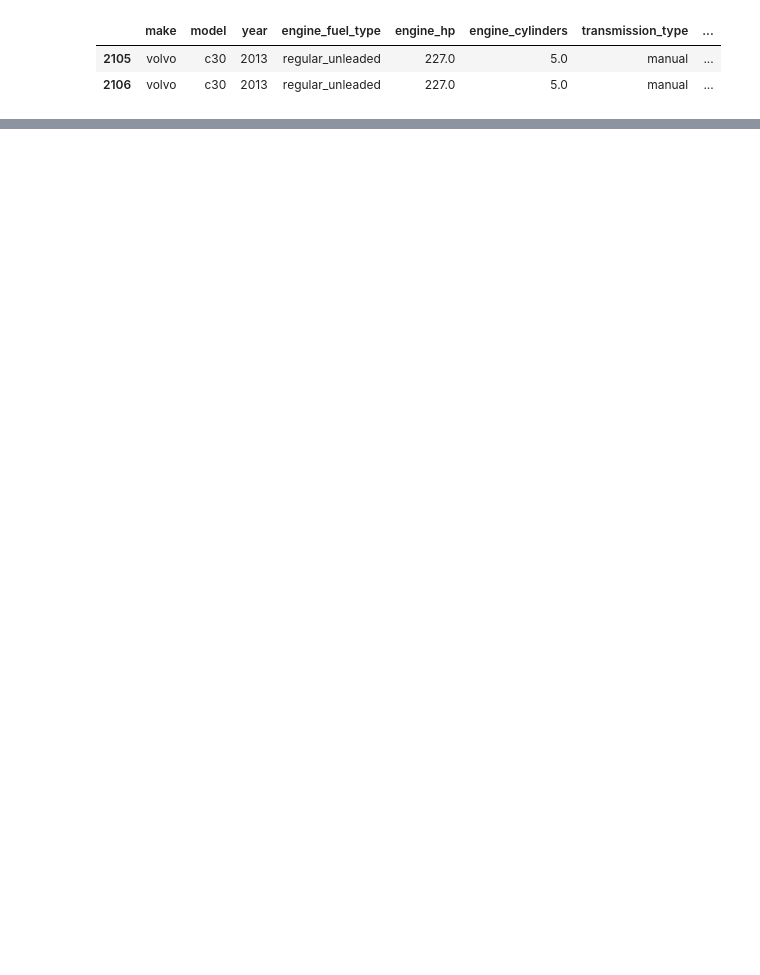
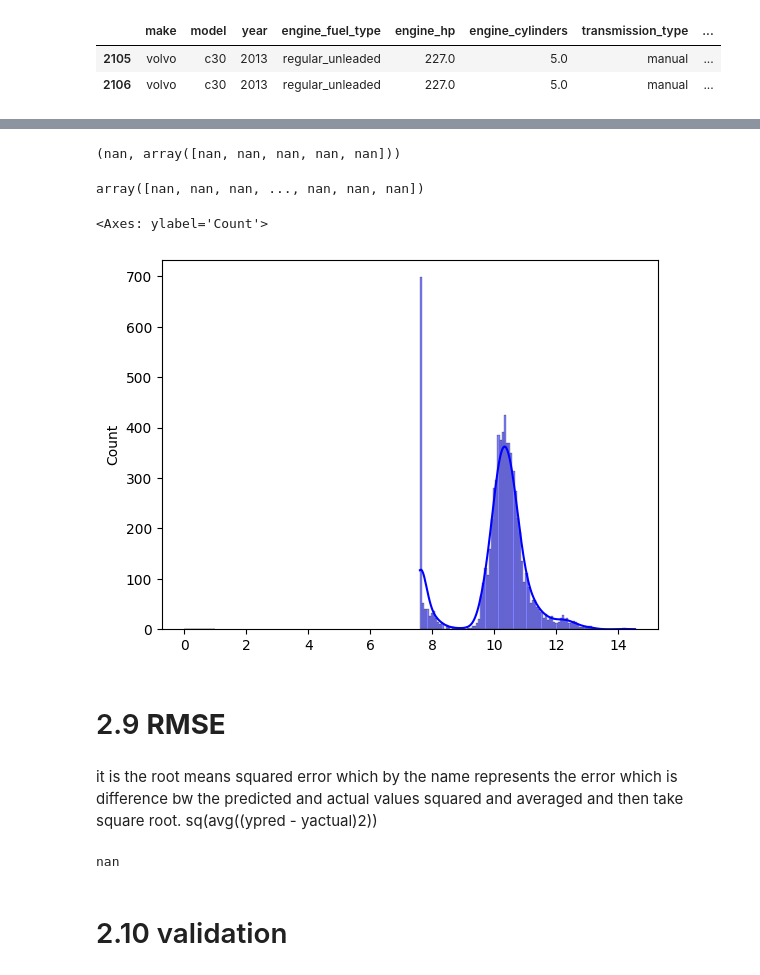
Before and after one commit to lakshmant-thota/ml_zoomcamp, a Jupyter notebook: ml_zoomcamp_2.ipynb, the cells around one changed output, grey strips where cells are left out. Drawn from its saved outputs; the diff is of its cells as text; code cells hidden in the pictures; blank space fills up the shorter version.

```diff
--- a/ml_zoomcamp_2.ipynb
+++ b/ml_zoomcamp_2.ipynb
@@ -344,0 +473,3 @@ df[(df.engine_hp == 227.0) & (df.city_mpg == 21) & (df.popularity == 870) & (df.
+# %%
+w_full = xtx_inv.dot(x.T).dot(actual_Res)
+w_full
@@ -344,0 +492,8 @@ df[(df.engine_hp == 227.0) & (df.city_mpg == 21) & (df.popularity == 870) & (df.
+# %%
+def lr_train(x,y):
+  ones = np.ones(x.shape[0])
+  x = np.column_stack([ones,x])
+  xtx = x.T.dot(x)
+  xtx_inv = np.linalg.inv(xtx)
+  w_full = xtx_inv.dot(x.T).dot(y)
+  return w_full[0],w_full[1:]
@@ -344,0 +508,4 @@ df[(df.engine_hp == 227.0) & (df.city_mpg == 21) & (df.popularity == 870) & (df.
+# %%
+base = ['engine_hp','engine_cylinders','highway_mpg','city_mpg','popularity']
+x_train = df_train[base].values
+w0,w = lr_train(x_train,y_train)
@@ -344,0 +524,19 @@ df[(df.engine_hp == 227.0) & (df.city_mpg == 21) & (df.popularity == 870) & (df.
+# %%
+w0,w
+# %% [output]
+(nan, array([nan, nan, nan, nan, nan]))
+# %%
+y_pred = w0 + x_train.dot(w)
+y_pred
+# %% [output]
+array([nan, nan, nan, ..., nan, nan, nan])
+# %%
+sns.histplot(y_pred,color='red' ,bins=100, kde=True)
+sns.histplot(y_train,color='blue' ,bins=100, kde=True)
+# %% [output]
+<Axes: ylabel='Count'>
+[figure, added]
+# %% [markdown]
+# 2.9 **RMSE**
+# %% [markdown]
+it is the root means squared error which by the name represents the error which is difference bw the predicted and actual values squared and averaged and then take square root.   sq(avg((ypred - yactual)2))
@@ -344,0 +548,6 @@ df[(df.engine_hp == 227.0) & (df.city_mpg == 21) & (df.popularity == 870) & (df.
+# %%
+rmse(y_train,y_pred)
+# %% [output]
+nan
+# %% [markdown]
+# 2.10 validation
```
Also changed, not shown: parts of 83 cells of this notebook.
